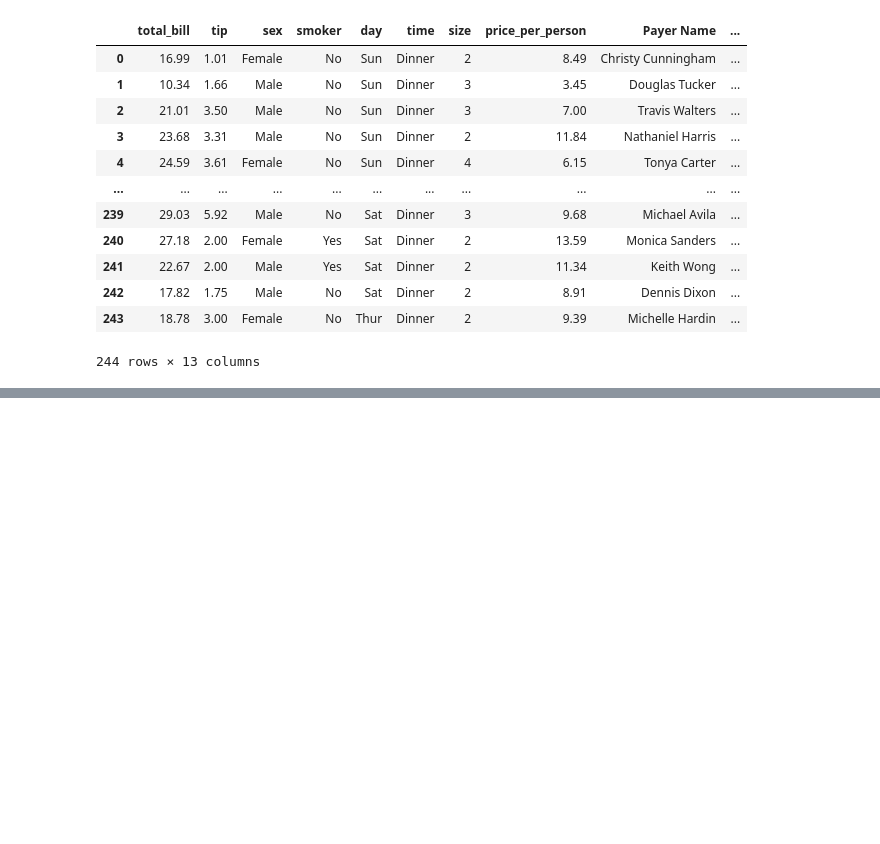
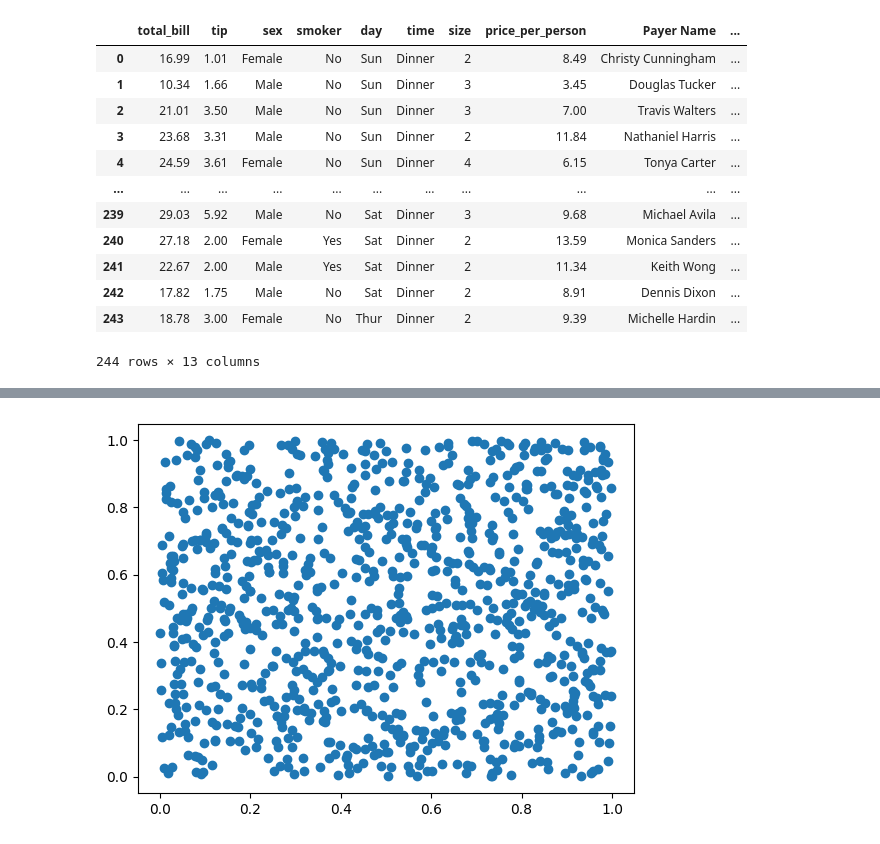
Before and after one commit to Danielefici/Training, a Jupyter notebook: data.ipynb, the cells around one changed output, grey strips where cells are left out. Saved outputs shown, nothing was run; the diff lists cells and outputs as text; code cells hidden in the pictures; blank space fills up the shorter version.

```diff
--- a/data.ipynb
+++ b/data.ipynb
@@ -185,0 +196,6 @@ df
+# %%
+x = rand(1000)
+y = rand(1000)
+plt.scatter(x,y);
+# %% [output]
+[figure, added]
```
Also changed, not shown: parts of 37 cells of this notebook, 1 other file.
